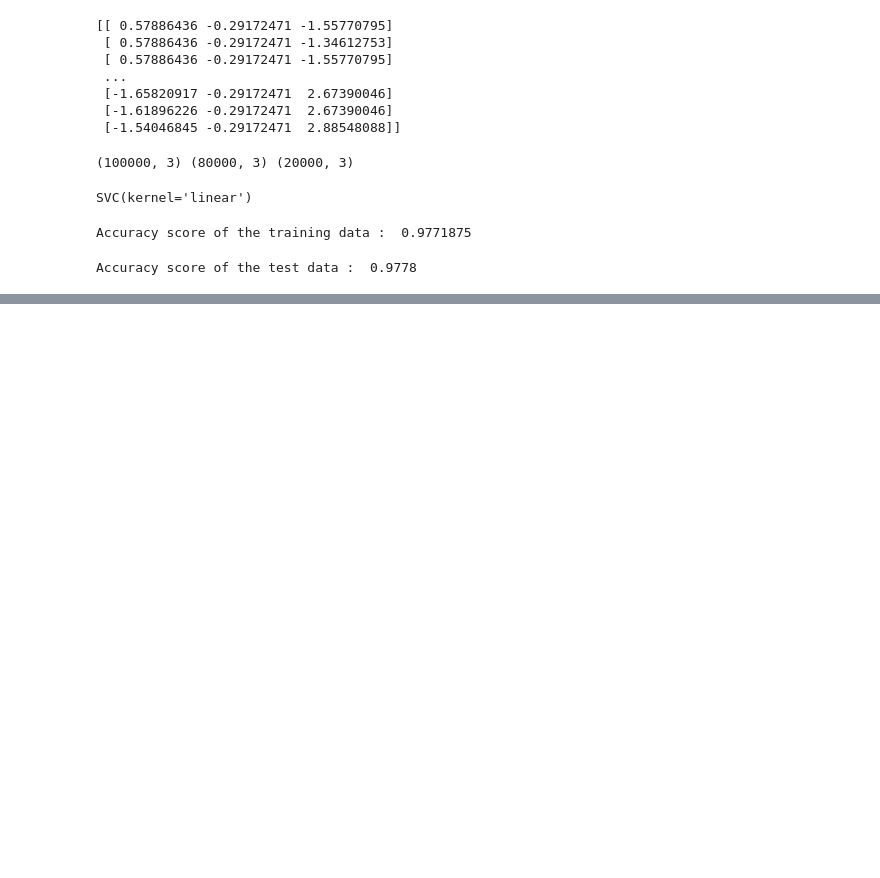
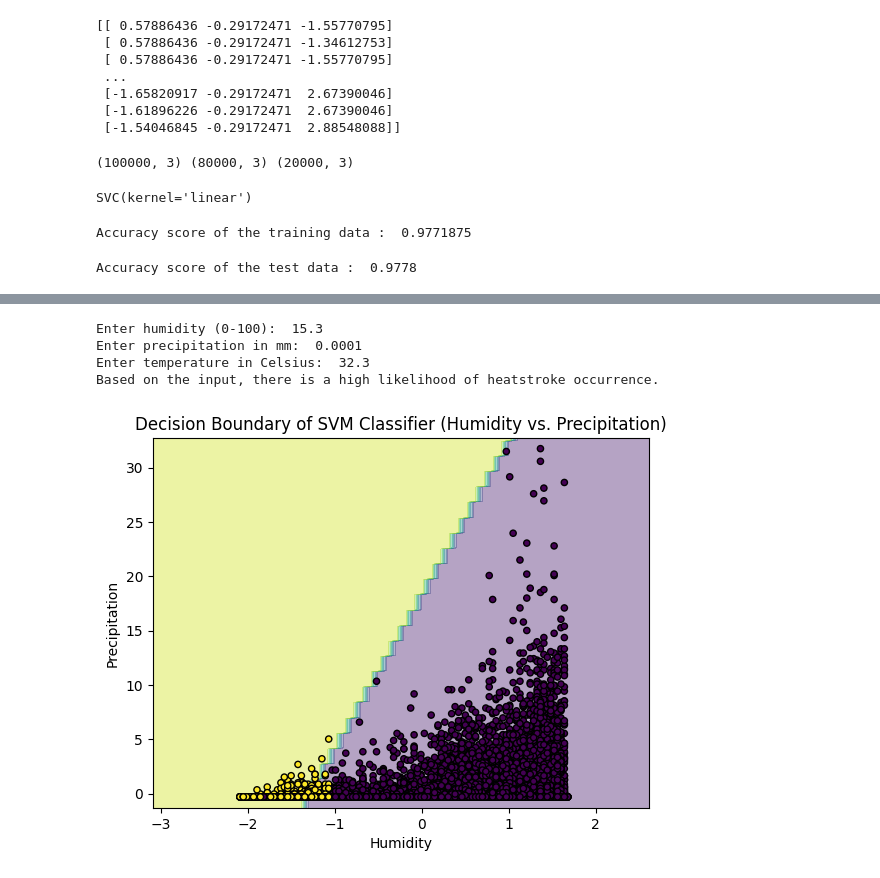
Before and after one commit to Khaire7031/Climate-Change-Impact-On-Human-Health-In-Pune, a Jupyter notebook: SVM.ipynb, the cells around one changed output, grey strips where cells are left out. Saved outputs shown, nothing was run; the diff lists cells and outputs as text; code cells hidden in the pictures; blank space fills up the shorter version.

Commit message:
Add Graph

```diff
--- a/SVM.ipynb
+++ b/SVM.ipynb
@@ -130,0 +183,56 @@ Accuracy score of the test data :  0.9778
+# %%
+# Prompt user for input
+humidity = float(input("Enter humidity (0-100): "))
+precipitation = float(input("Enter precipitation in mm: "))
+temperature = float(input("Enter temperature in Celsius: "))
+
+# Create input data array
+input_data = np.array([[humidity, precipitation, temperature]])
+
+# Standardize input data
+input_data_standardized = scaler.transform(input_data)
+
+# Predict output
+predicted_output = classifier.predict(input_data_standardized)
+
+# Display prediction to user
+if predicted_output[0] == 1:
+    print("Based on the input, there is a high likelihood of heatstroke occurrence.")
+else:
+    print("Based on the input, heatstroke is less likely to occur.")
+# %% [output]
+Enter humidity (0-100):  15.3
+Enter precipitation in mm:  0.0001
+Enter temperature in Celsius:  32.3
+Based on the input, there is a high likelihood of heatstroke occurrence.
+# %%
+import numpy as np
+import matplotlib.pyplot as plt
+
+# Function to plot decision boundary
+def plot_decision_boundary(X, y, clf):
+    # Create a meshgrid of feature values
+    x_min, x_max = X[:, 0].min() - 1, X[:, 0].max() + 1
+    y_min, y_max = X[:, 1].min() - 1, X[:, 1].max() + 1
+    xx, yy = np.meshgrid(np.arange(x_min, x_max, 0.1),
+                         np.arange(y_min, y_max, 0.1))
+
+    # Make predictions on meshgrid points
+    Z = clf.predict(np.c_[xx.ravel(), yy.ravel()])
+    Z = Z.reshape(xx.shape)
+
+    # Plot decision boundary
+    plt.contourf(xx, yy, Z, alpha=0.4)
+    plt.scatter(X[:, 0], X[:, 1], c=y, s=20, edgecolor='k')
+    plt.xlabel('Humidity')
+    plt.ylabel('Precipitation')
+    plt.title('Decision Boundary of SVM Classifier (Humidity vs. Precipitation)')
+    plt.show()
+
+# Fit SVM classifier to the selected features (humidity and precipitation)
+classifier.fit(X_train[:, :2], Y_train)
+
+# Plot decision boundary
+plot_decision_boundary(X_train[:, :2], Y_train, classifier)
+# %% [output]
+[figure, added]
```
Also changed, not shown: parts of 1 cell of this notebook.
